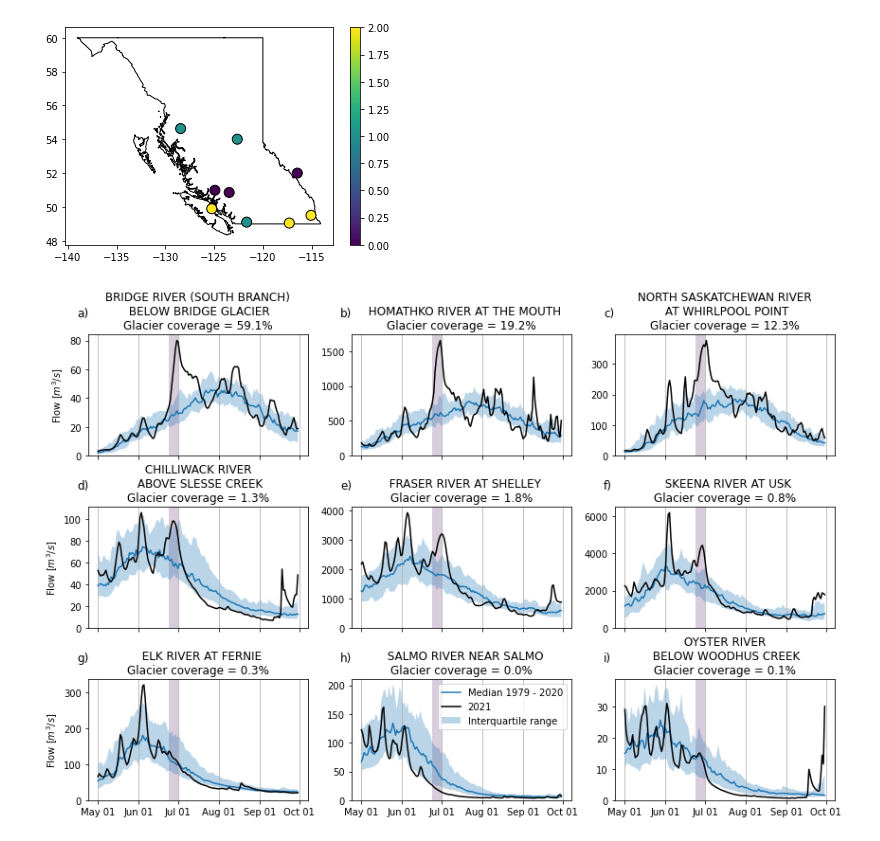
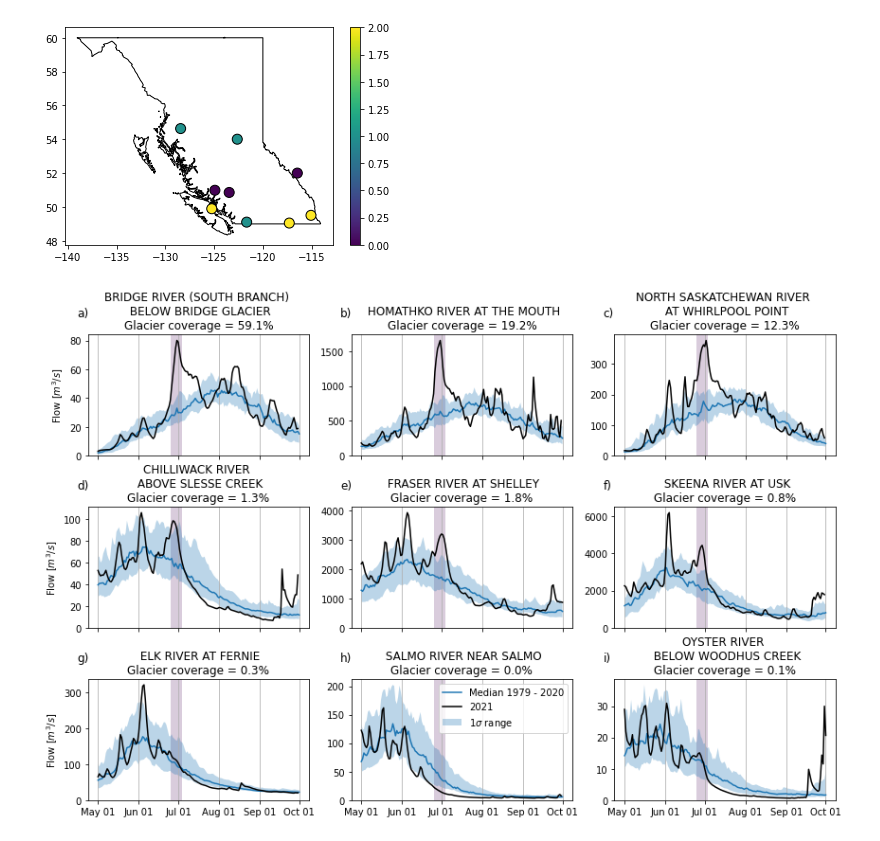
Before and after one commit to andersonsam/pacific_northwest_heatwave, a Jupyter notebook: main.ipynb, the cells around one changed output. Cells and saved outputs as stored; diff of their text form; code cells hidden in the pictures.

```diff
--- a/main.ipynb
+++ b/main.ipynb
@@ -352,15 +204,0 @@ for kk, station in enumerate(stationInds):
-# %%
-#calculate 2021 flows
-
-flow_daily = np.zeros((Nstations, Ndays))
-
-for station in range(Nstations):
-  df = pd.read_csv(dir_data_realtime + '/' + filenames_2021[station], header = 7)
-  flow_realtime = df['Value (m3/s)']
-  date_flow = [dd[:10] for dd in df[df.columns[0]]]
-  datetimes = []
-  for day in range(Ndays):
-    datetimes.append(datetime(year = 2021, month = 5, day = 1) + timedelta(days = day))
-    ds = str(datetime(year = 2021, month = 5, day = 1) + timedelta(days = day))[:10]
-    inds = np.array([ii for ii, ee in enumerate(date_flow) if ee == ds])
-    flow_daily[station,day] = np.nanmean(flow_realtime[inds])
@@ -369,14 +265,14 @@ for station in range(Nstations):
 
 fs = 12
 
-saveIt = 1
+saveIt = 0
 
 abcs = ['a)','b)','c)','d)','e)','f)','g)','h)','i)']
 
 heat_start = 55
 heat_fin = heat_start+7
-heat_start = datetime(year = 2021, month = 6, day = 24)
-heat_fin = heat_start + timedelta(days = 7)
+heat_start = datetime(year = 2021, month = 6, day = 25)
+heat_fin = heat_start + timedelta(days = 8)
 heat_shade = np.ones((1,1))
 
 fig, axes = plt.subplots(nrows = 3, ncols = 3, figsize = (12,8))
@@ -387,44 +283,42 @@ for station, ax in enumerate(axes.flatten()):
   y2 = flow_q3[station,:]
 
   bottom = 0
-  top = np.max([flow_daily[station,:], y2])*1.05
+  top = np.nanmax([flow_daily[station,:], y2])*1.05
 
   #heat
   extent_heat = [mdates.date2num(heat_start), mdates.date2num(heat_fin), top, bottom]
   ax.imshow(heat_shade, extent = extent_heat, alpha = 0.2, aspect = 'auto', label = 'Heat wave')
 
   #flow
-  ax.fill_between(x = datetimes, y1 = y1, y2 = y2, alpha = 0.3, label = 'Interquartile range')
+  ax.fill_between(x = datetimes, y1 = y1, y2 = y2, alpha = 0.3, label = '1$\sigma$ range')
   ax.plot(datetimes, flow_median[station,:], label  = 'Median 1979 - 2020')
   ax.plot(datetimes, flow_daily[station,:], 'k', label = '2021')
 
   #format
   ax.set_ylim(bottom = bottom, top = top)
   ax.set_xticks(ax.get_xticks())#[::2])
   monthFormatter = DateFormatter('%b %d')
   ax.xaxis.set_major_formatter(monthFormatter)
   ax.xaxis_date()
   if station % 3 == 0:
     ax.set_ylabel('Flow [$m^3/s$]')
 
-  title_breaks = [5,0,4,3,0,0,0,0,3]
-  # if (station == 0) or (station == 2):
-  a = stationNames[stationInds[station]].split(' ')
+  title_breaks = [4,0,3,2,0,0,0,0,2]
+
+  a = stationNames[station].split(' ')
   newtitle = a[:title_breaks[station]] + ['\n'] + a[title_breaks[station]:]
   ax.set_title(' '.join(newtitle) + '\nGlacier coverage = ' + str(np.round(stationPG[station]*100, decimals = 1)) + '%')
-  # else:
-  #   ax.set_title(stationNames[stationInds[station]] + '\nGlacier coverage = ' + str(np.round(stationPG[station]*100, decimals = 1)) + '%')
 
   if station == 7:
     ax.legend()
   if station < 6:
     ax.set_xticklabels([])
   ax.grid(True, axis = 'x')
   ax.text(x = -0.05, y = 1.15, s = abcs[station], transform = ax.transAxes, fontsize = fs)
 
 plt.tight_layout(h_pad = 0.2)
 
 if saveIt:
   plt.savefig('heat_wave_flows.png', dpi = 300, bbox_inches = 'tight')
 # %% [output]
-[figure, old version]
+[figure, new version]
```
Also changed, not shown: parts of 28 cells of this notebook.
